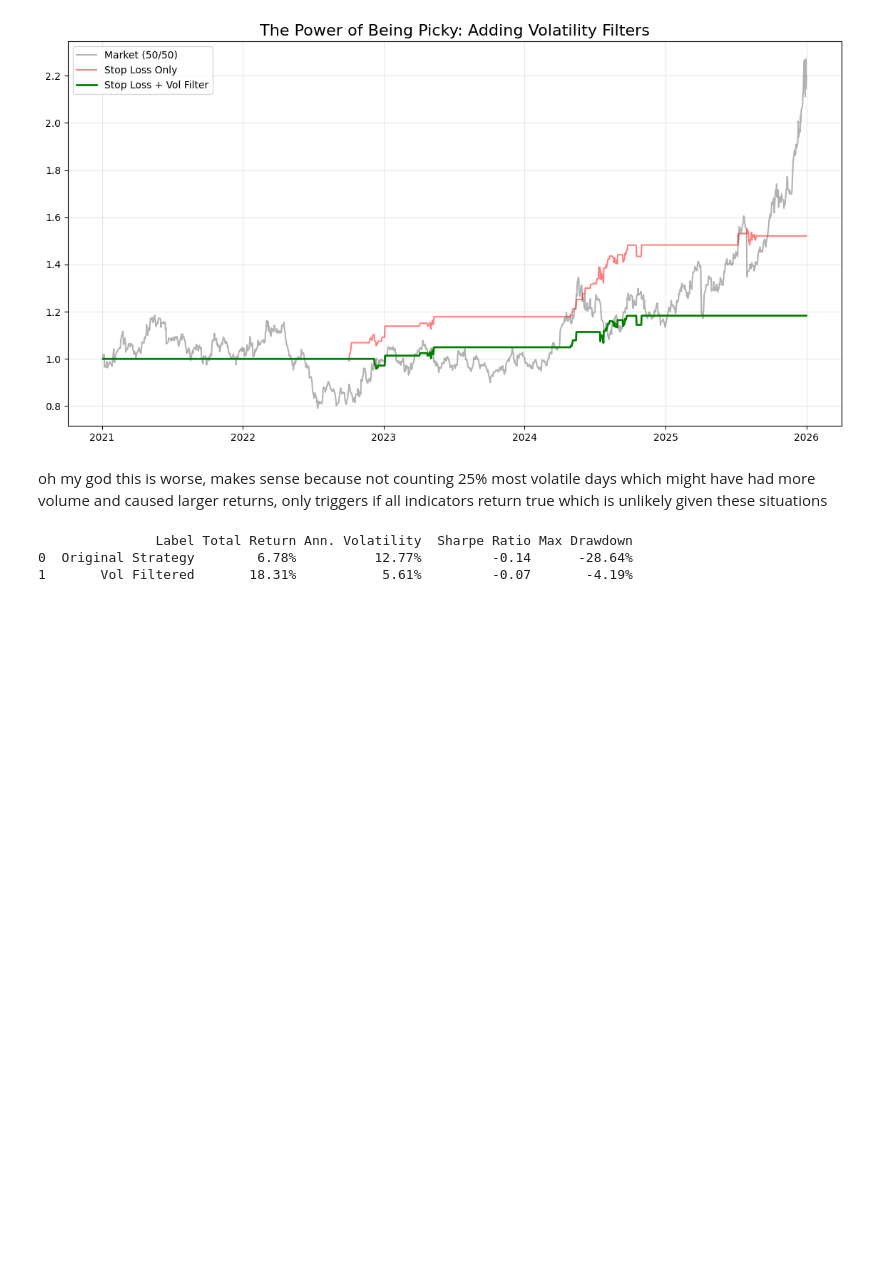
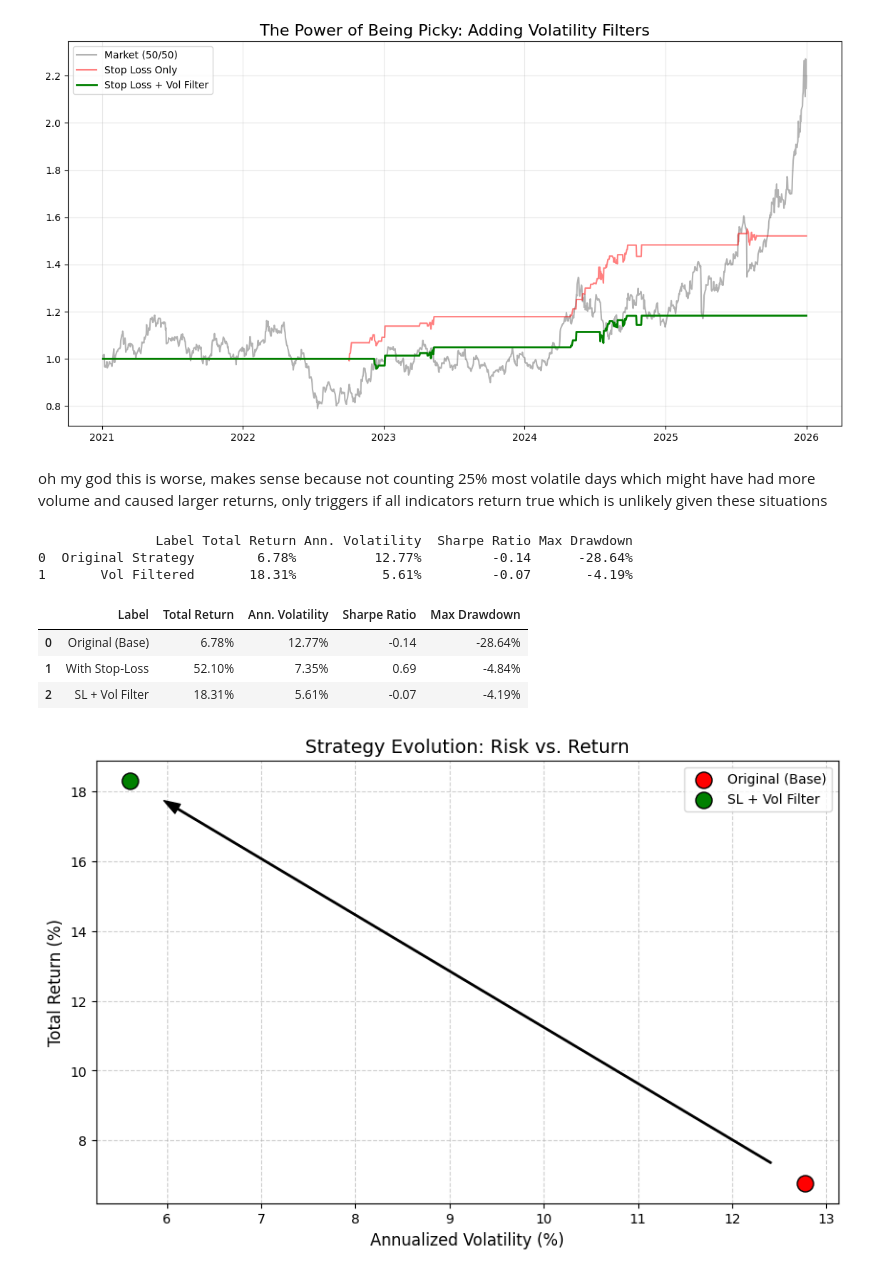
Before and after one commit to mikailrizvi/Metal-Divergence-Analysis, a Jupyter notebook: notebooks/01EA.ipynb, the cells around one changed output. Saved outputs shown, nothing was run; the diff lists cells and outputs as text; code cells hidden in the pictures; blank space fills up the shorter version.

```diff
--- a/notebooks/01EA.ipynb
+++ b/notebooks/01EA.ipynb
@@ -219,3 +220,42 @@ print(results_table)
                Label Total Return Ann. Volatility  Sharpe Ratio Max Drawdown
 0  Original Strategy        6.78%          12.77%         -0.14      -28.64%
 1       Vol Filtered       18.31%           5.61%         -0.07       -4.19%
+# %%
+
+# Generate stats for the three phases of our work
+stats_orig = perf.get_strategy_stats(df, 'Strategy_Ret', "Original (Base)")
+stats_sl = perf.get_strategy_stats(df, 'Strategy_Ret_Fixed', "With Stop-Loss")
+stats_final = perf.get_strategy_stats(df, 'Strategy_Ret_Vol_Filtered', "SL + Vol Filter")
+
+# Create a clean DataFrame to display them
+results_df = pd.DataFrame([stats_orig, stats_sl, stats_final])
+results_df
+# %% [output]
+|  | Label | Total Return | Ann. Volatility | Sharpe Ratio | Max Drawdown |
+| 0 | Original (Base) | 6.78% | 12.77% | -0.14 | -28.64% |
+| 1 | With Stop-Loss | 52.10% | 7.35% | 0.69 | -4.84% |
+| 2 | SL + Vol Filter | 18.31% | 5.61% | -0.07 | -4.19% |
+# %%
+plt.figure(figsize=(10, 6))
+
+# Plotting your specific results
+# Original Strategy
+plt.scatter(12.77, 6.78, color='red', s=150, label='Original (Base)', edgecolors='black')
+
+# Final Strategy (SL + Vol Filter)
+plt.scatter(5.61, 18.31, color='green', s=150, label='SL + Vol Filter', edgecolors='black')
+
+# Formatting the chart
+plt.title('Strategy Evolution: Risk vs. Return', fontsize=14)
+plt.xlabel('Annualized Volatility (%)', fontsize=12)
+plt.ylabel('Total Return (%)', fontsize=12)
+
+# Optional: Add an arrow showing the improvement
+plt.annotate('', xy=(5.61, 18.31), xytext=(12.77, 6.78),
+             arrowprops=dict(facecolor='black', shrink=0.05, width=1, headwidth=8))
+
+plt.grid(True, linestyle='--', alpha=0.6)
+plt.legend()
+plt.show()
+# %% [output]
+[figure, added]
```
Also changed, not shown: parts of 5 cells of this notebook.
